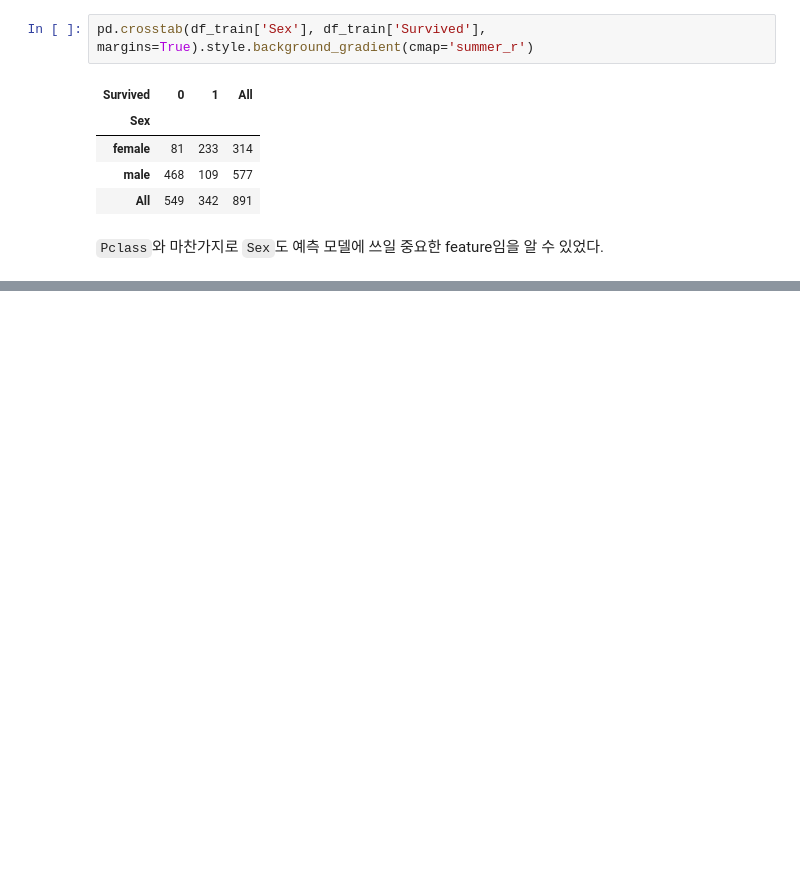
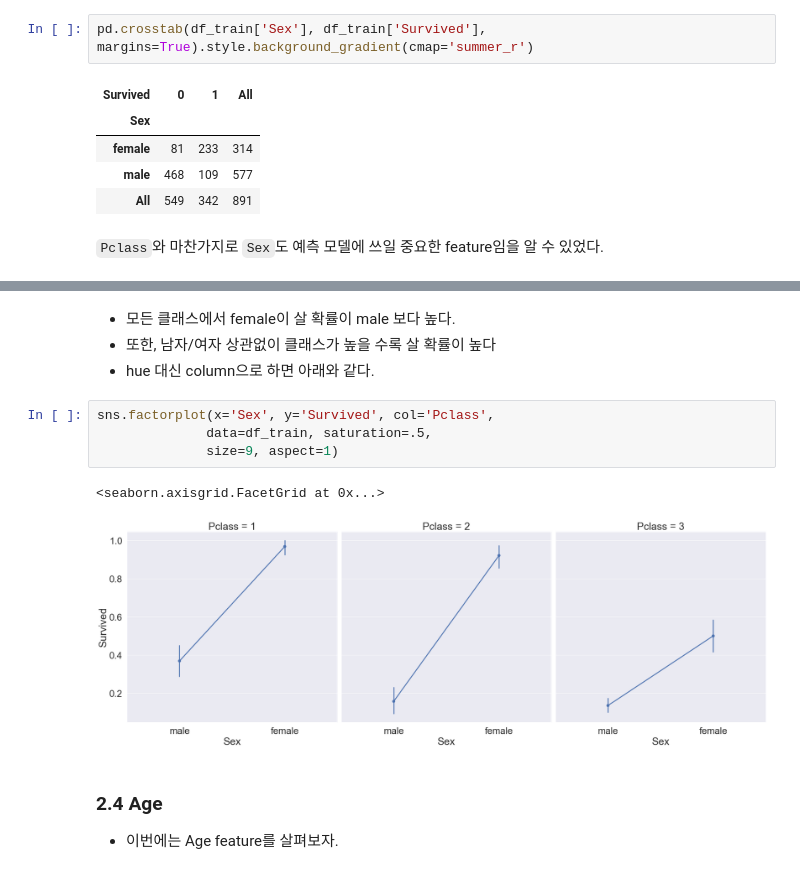
Before and after one commit to SunwungLee/TIL, a Jupyter notebook: kaggle/transcription/Binary classification - Tabular data/1. Titanic - Machine Learning from Disaster/1_eda_visualisation_machinelearning.ipynb, the cells around one changed output, grey strips where cells are left out. Drawn from its saved outputs; the diff is of its cells as text; blank space fills up the shorter version.

```diff
--- a/kaggle/transcription/Binary classification - Tabular data/1. Titanic - Machine Learning from Disaster/1_eda_visualisation_machinelearning.ipynb
+++ b/kaggle/transcription/Binary classification - Tabular data/1. Titanic - Machine Learning from Disaster/1_eda_visualisation_machinelearning.ipynb
@@ -258,0 +263,14 @@ pd.crosstab(df_train['Sex'], df_train['Survived'], margins=True).style.backgroun
+# %% [markdown]
+- 모든 클래스에서 female이 살 확률이 male 보다 높다.
+- 또한, 남자/여자 상관없이 클래스가 높을 수록 살 확률이 높다
+- hue 대신 column으로 하면 아래와 같다.
+# %%
+sns.factorplot(x='Sex', y='Survived', col='Pclass',
+              data=df_train, saturation=.5,
+              size=9, aspect=1)
+# %% [output]
+<seaborn.axisgrid.FacetGrid at 0x...>
+[figure, added]
+# %% [markdown]
+### 2.4 Age
+- 이번에는 Age feature를 살펴보자.
```
Also changed, not shown: parts of 2 cells of this notebook.
